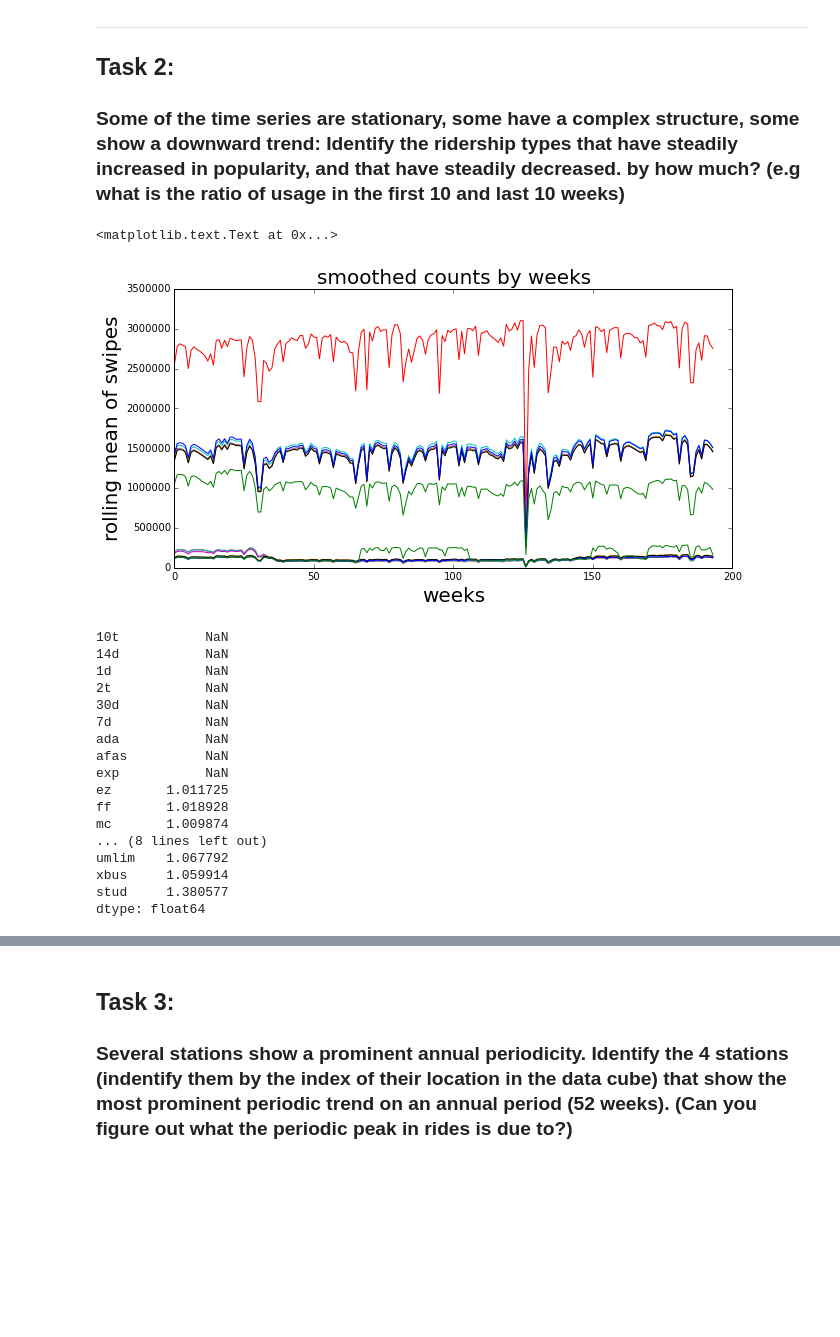
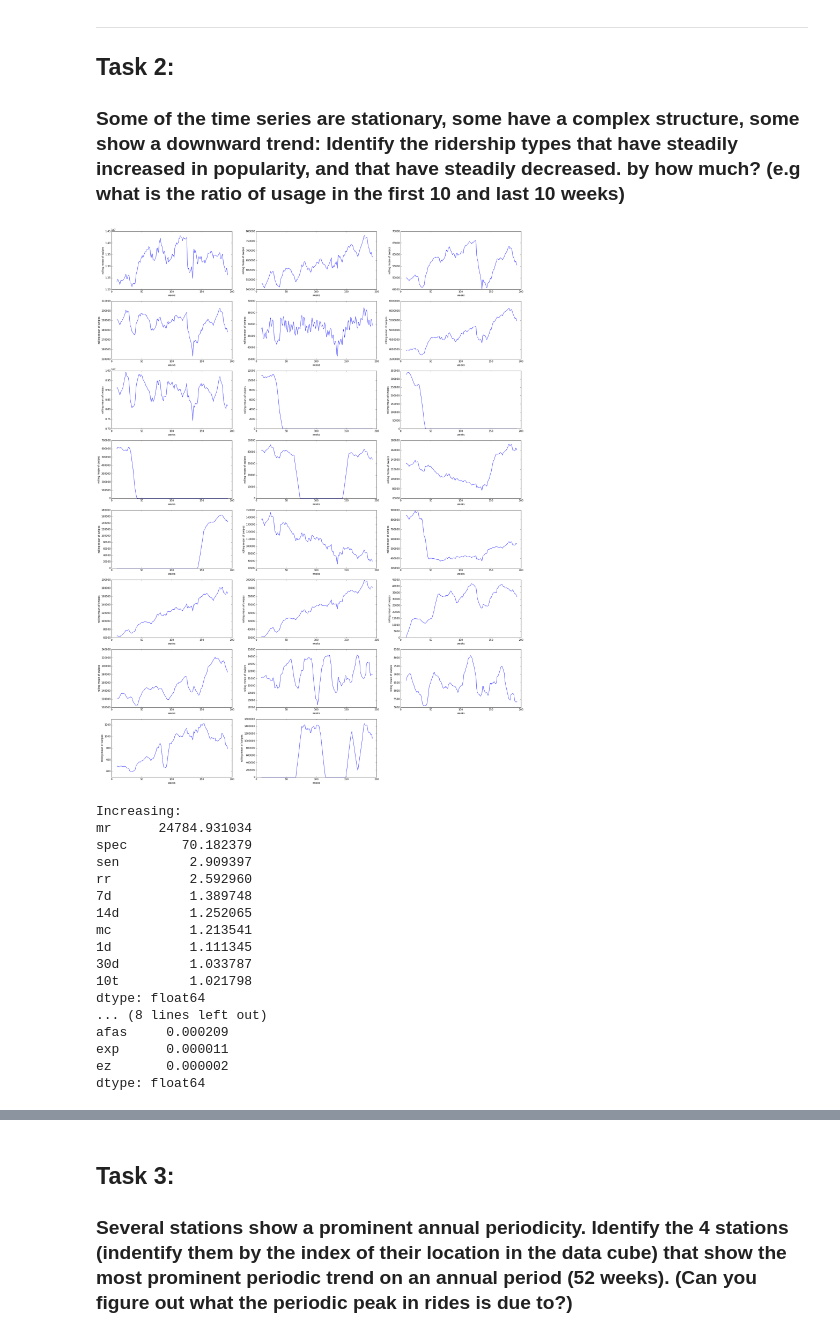
Before and after one commit to yunongcao/PUI2015_ycao, a Jupyter notebook: HW6/HW6.ipynb, the cells around one changed output, grey strips where cells are left out. Cells and saved outputs as stored; diff of their text form; code cells hidden in the pictures; blank space fills up the shorter version.

```diff
--- a/HW6/HW6.ipynb
+++ b/HW6/HW6.ipynb
@@ -125,40 +117,41 @@ Freq: W-SUN, dtype: float64
 ### Some of the time series are stationary, some have a complex structure, some show a downward trend: Identify the **ridership types**  that have steadily increased in popularity,  and that have steadily decreased. by how much? (e.g what is the ratio of usage in the first 10 and last 10 weeks)
 # %%
 weeks = np.arange(194)
-roll_mean = pd.rolling_mean(mta_allsum_sta, 10)
-#roll_mean.shape
-ax3 = plt.figure(figsize = (10,5))
-for i in range(0, 23):
-    plt.plot(weeks, roll_mean[i])
-plt.xlabel("weeks", fontsize = 20)
-plt.ylabel("rolling mean of swipes", fontsize = 20)
-plt.title("smoothed counts by weeks", fontsize = 20)
+roll_mean = pd.rolling_mean(stadf[stadf.columns[:]], 10)
+roll_mean.index = weeks
+
+#roll_mean.plot(figsize=(15,5))
+
+fig = plt.figure(figsize = (30,40))
+for i in range(23):
+    fig.add_subplot(8,3,i+1)
+    plt.plot(weeks, roll_mean.iloc[:,i])
+    plt.xlabel("weeks")
+    plt.ylabel("rolling mean of swipes")
 # %% [output]
-<matplotlib.text.Text at 0x...>
-[figure, old version]
+[figure, new version]
-# %%
-rmeandf = pd.DataFrame(data = roll_mean).transpose()
-rmeandf.columns = ridetype
-rmeandf.index = weeks
-#rmeandf.head()
-ratiodf = (rmeandf.iloc[-1]/rmeandf.iloc[9])
-print ratiodf
-# %% [output]
-10t           NaN
-14d           NaN
-1d            NaN
-2t            NaN
-30d           NaN
-7d            NaN
-ada           NaN
-afas          NaN
-exp           NaN
-ez       1.011725
-ff       1.018928
-mc       1.009874
-... (8 lines left out)
-umlim    1.067792
-xbus     1.059914
-stud     1.380577
-dtype: float64
+# %%
+ratiodf = (roll_mean.iloc[-1]/roll_mean.iloc[9])
+print 'Increasing:'
+print ratiodf[ratiodf > 1].head(10).sort_values(ascending=0)
+print '\nDecreasing:'
+print ratiodf[ratiodf < 1].head(10).sort_values(ascending=0)
+# %% [output]
+Increasing:
+mr      24784.931034
+spec       70.182379
+sen         2.909397
+rr          2.592960
+7d          1.389748
+14d         1.252065
+mc          1.213541
+1d          1.111345
+30d         1.033787
+10t         1.021798
+dtype: float64
+... (8 lines left out)
+afas     0.000209
+exp      0.000011
+ez       0.000002
+dtype: float64
 # %% [markdown]
```
Also changed, not shown: parts of 5 cells of this notebook.
